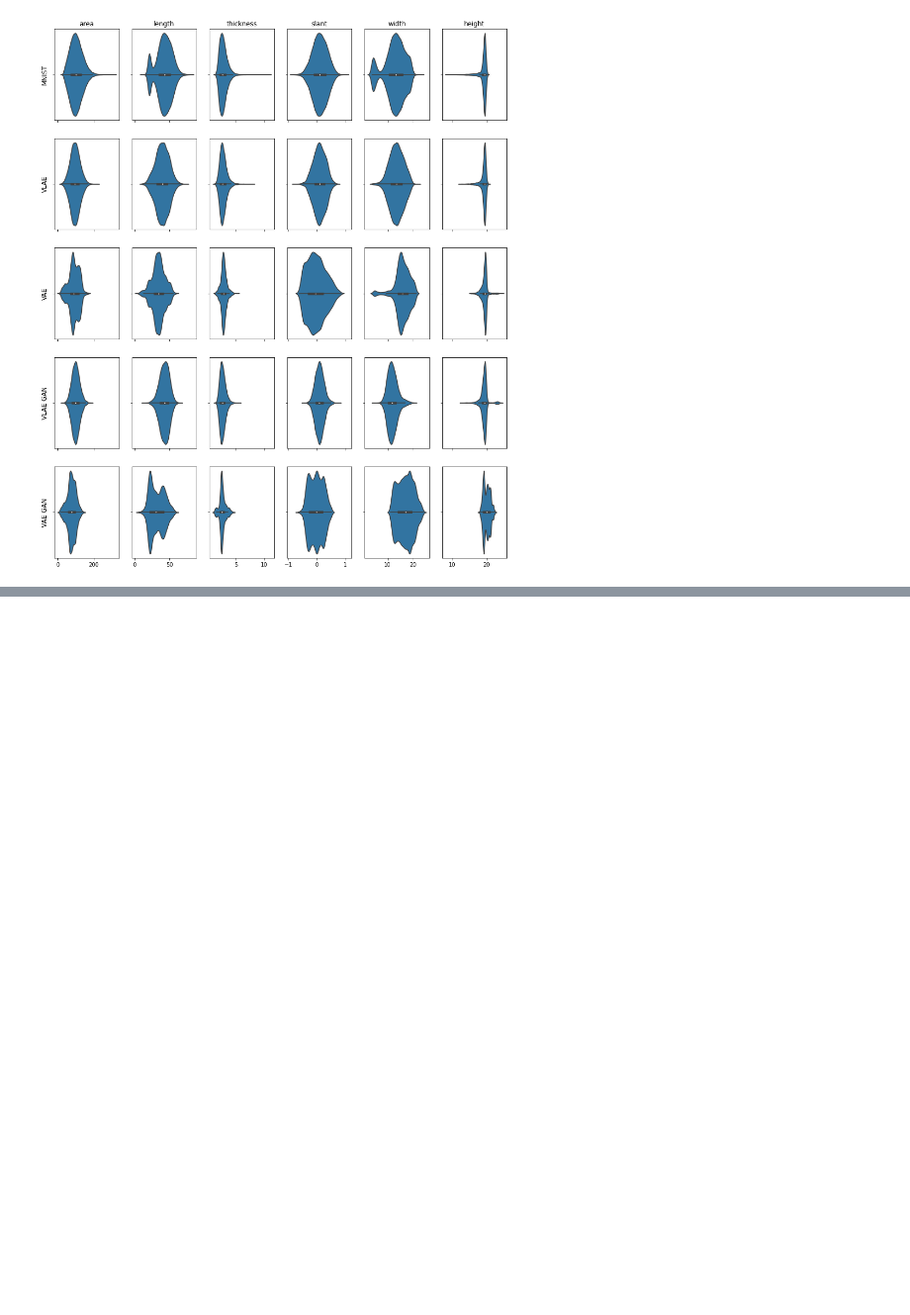
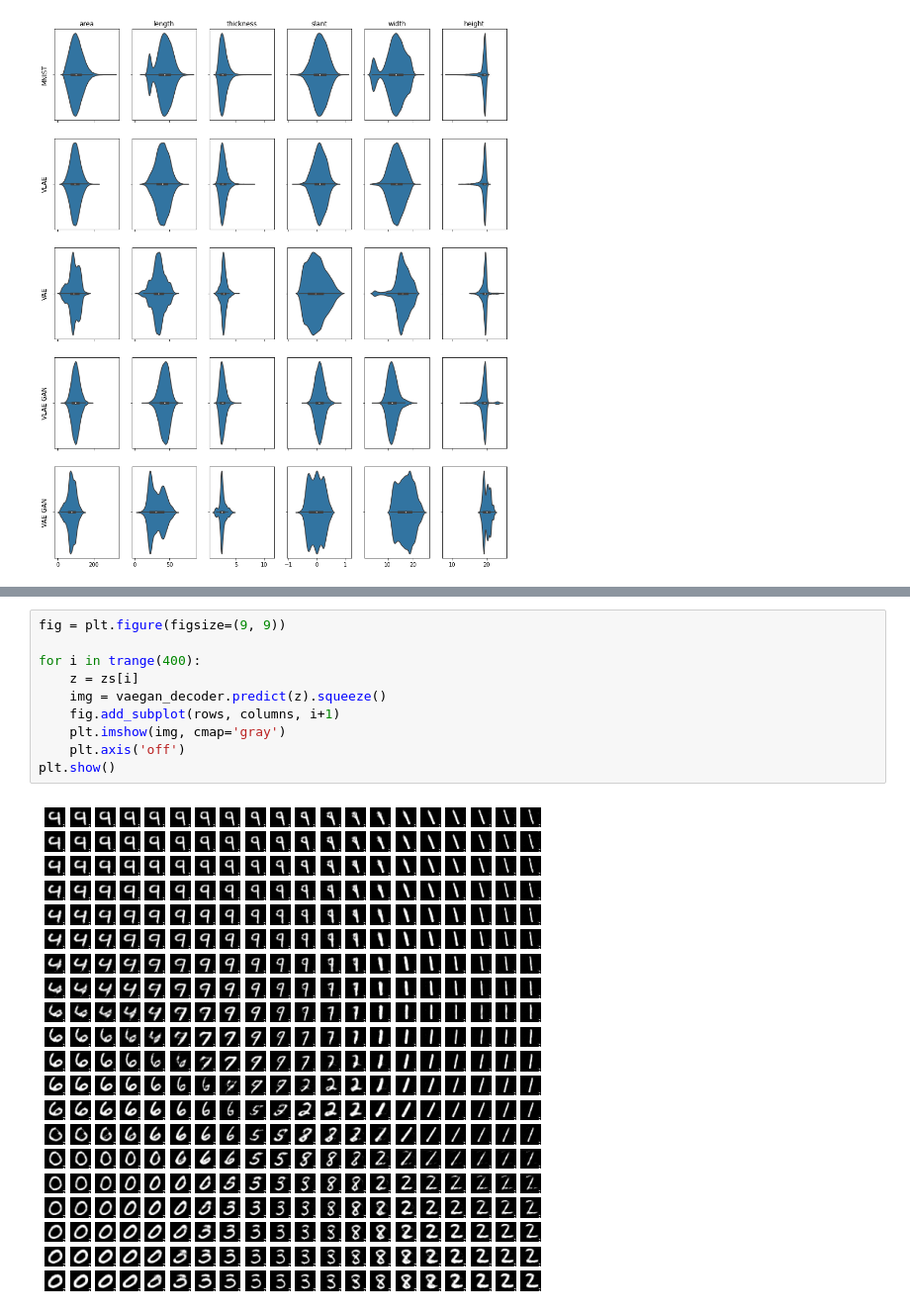
Before and after one commit to LeoIV/master-thesis-leonard, a Jupyter notebook: notebooks/results_14_04_2020.ipynb, the cells around one changed output, grey strips where cells are left out. Shown at 99% size. Drawn from its saved outputs; the diff is of its cells as text; blank space fills up the shorter version.

```diff
--- a/notebooks/results_14_04_2020.ipynb
+++ b/notebooks/results_14_04_2020.ipynb
@@ -729,0 +798,12 @@ np.array(vlae_pd['length']).max()
+# %%
+fig = plt.figure(figsize=(9, 9))
+
+for i in trange(400):
+    z = zs[i]
+    img = vaegan_decoder.predict(z).squeeze()
+    fig.add_subplot(rows, columns, i+1)
+    plt.imshow(img, cmap='gray')
+    plt.axis('off')
+plt.show()
+# %% [output]
+[figure, added]
```
Also changed, not shown: parts of 13 cells of this notebook, 6 other files.
